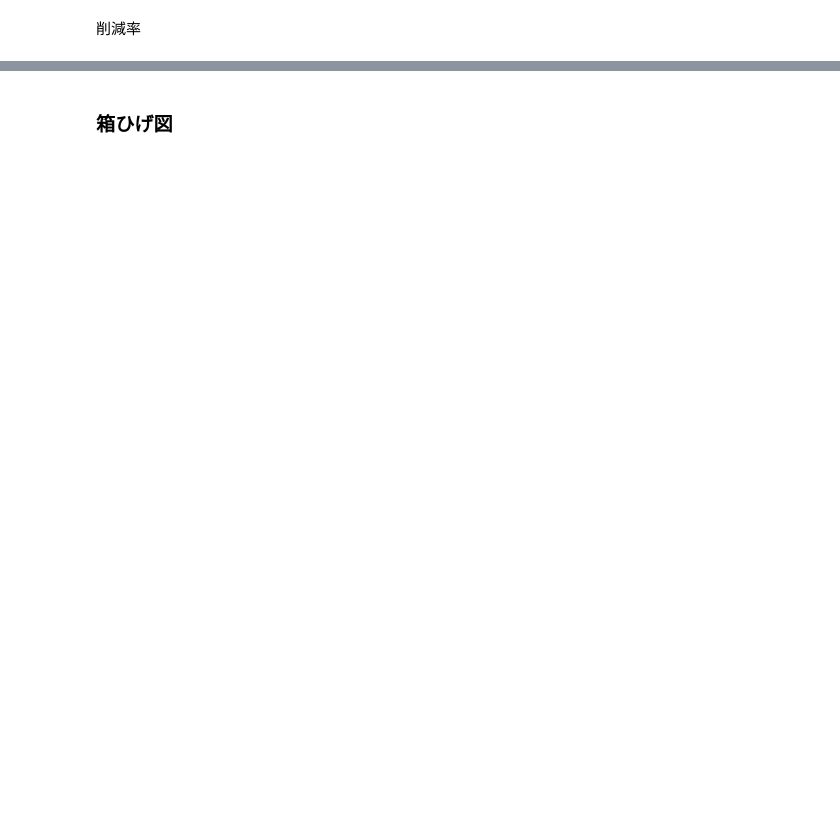
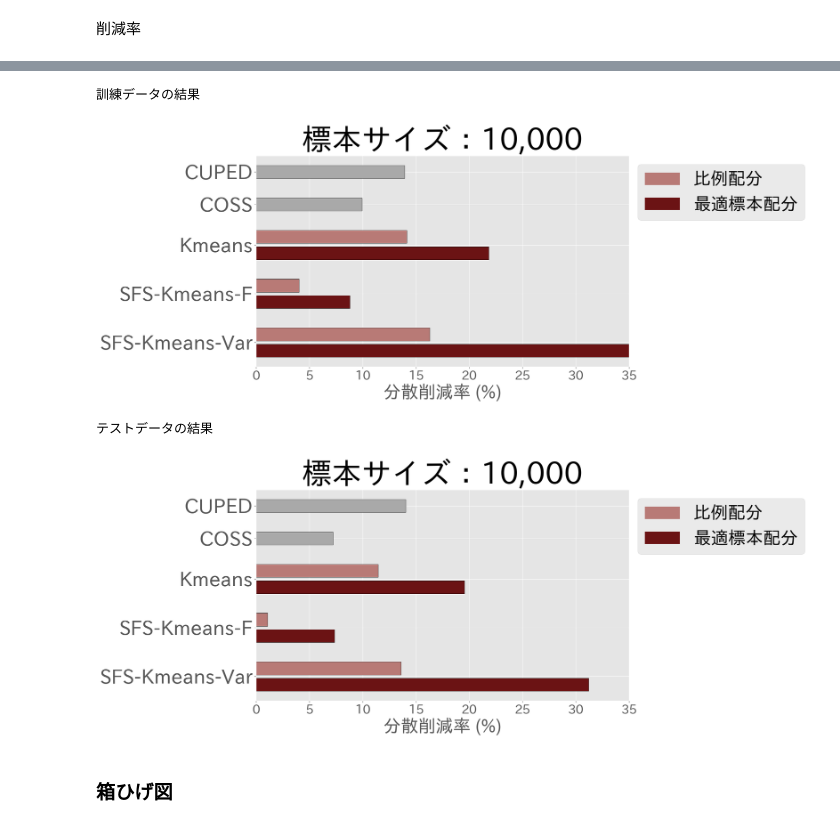
Before and after one commit to Monketu/ABtesting, a Jupyter notebook: notebook/確認用/結果の図用_卒論_COSSあり.ipynb, the cells around one changed output, grey strips where cells are left out. Drawn from its saved outputs; the diff is of its cells as text; code cells hidden in the pictures; blank space fills up the shorter version.

```diff
--- a/notebook/確認用/結果の図用_卒論_COSSあり.ipynb
+++ b/notebook/確認用/結果の図用_卒論_COSSあり.ipynb
@@ -356,2 +357,73 @@ for reduc_dict in [reduc_dict_train, reduc_dict_test]:
+# %%
+for reduc_dict in [reduc_dict_train, reduc_dict_test]:
+    if reduc_dict == reduc_dict_train:
+        print("訓練データの結果")
+    if reduc_dict == reduc_dict_test:
+        print("テストデータの結果")
+
+    # グラフ用データを準備
+    labels = [
+        "SFS-Kmeans-Var",
+        "SFS-Kmeans-F",
+        "Kmeans",
+        "COSS",
+        "CUPED",
+    ]
+    values = (
+        list(reduc_dict["SFS-Kmeans-Var"].values())
+        + [0]
+        + list(reduc_dict["SFS-Kmeans-F"].values())
+        + [0]
+        + list(reduc_dict["Kmeans"].values())
+        + [0]
+        + [reduc_dict["COSS"]]
+        + [0]
+        + [reduc_dict["CUPED"]]
+    )
+
+    # 各グループに色を割り当て、間隔には透明な色を使用
+    colors = (
+        ["#6b1314", "#b87a76"]
+        + ["#FFFFFF00"]
+        + ["#6b1314", "#b87a76"]
+        + ["#FFFFFF00"]
+        + ["#6b1314", "#b87a76"]
+        + ["#FFFFFF00"]
+        + ["#a9a9a9"]
+        + ["#FFFFFF00"]
+        + ["#a9a9a9"]
+    )
+
+    # 各ラベルが3つの棒の真ん中に配置されるように位置を調整
+    y_positions = [0.5, 3.5, 6.5, 9, 11]
+
+    # グラフを描画
+    fig, ax = plt.subplots(figsize=(20, 8))
+    ax.barh(range(len(values)), values, color=colors, edgecolor="black")
+
+    # 凡例の追加
+    legend_labels = ["比例配分", "最適標本配分"]
+    # 色のリスト
+    legend_colors = ["#b87a76", "#6b1314"]
+    # 各ラベルに対してハンドルを作成
+    handles = [plt.Rectangle((0, 0), 1, 1, color=color) for color in legend_colors]
+    ax.legend(
+        handles, legend_labels, fontsize=35, loc="upper left", bbox_to_anchor=(1, 1)
+    )
+
+    # y軸の目盛りとラベルを設定
+    ax.set_yticks(y_positions)
+    ax.tick_params(axis="x", labelsize=25)
+    ax.set_yticklabels(labels, fontsize=40)
+    ax.set_xlabel("分散削減率 (%)", fontsize=35)
+    ax.set_title(f"標本サイズ：{SAMPLE_SIZE}", fontsize=60)
+    ax.set_xlim(0, X_LIM_REDUC)
+    plt.tight_layout()
+    plt.show()
+# %% [output]
+訓練データの結果
+[figure, added]
+テストデータの結果
+[figure, added]
 # %% [markdown]
 ### 箱ひげ図
```
Also changed, not shown: parts of 5 cells of this notebook, 1 other file.
